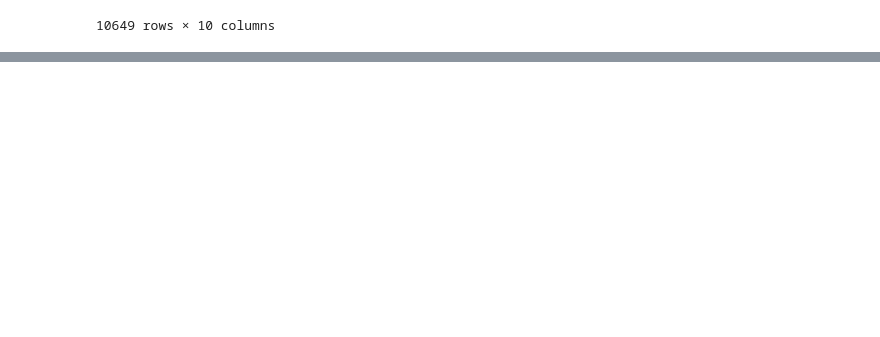
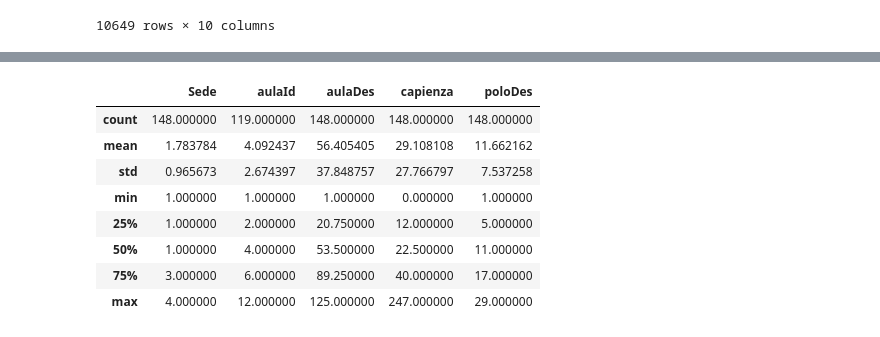
Before and after one commit to NiiColeman/DataAnalytics, a Jupyter notebook: DataCleaning.ipynb, the cells around one changed output, grey strips where cells are left out. Drawn from its saved outputs; the diff is of its cells as text; code cells hidden in the pictures; blank space fills up the shorter version.

```diff
--- a/DataCleaning.ipynb
+++ b/DataCleaning.ipynb
@@ -113,0 +171,12 @@ rs=pd.read_json('data/roomSchedule.json')
+# %%
+rooms.describe()
+# %% [output]
+|  | Sede | aulaId | aulaDes | capienza | poloDes |
+| count | 148.000000 | 119.000000 | 148.000000 | 148.000000 | 148.000000 |
+| mean | 1.783784 | 4.092437 | 56.405405 | 29.108108 | 11.662162 |
+| std | 0.965673 | 2.674397 | 37.848757 | 27.766797 | 7.537258 |
+| min | 1.000000 | 1.000000 | 1.000000 | 0.000000 | 1.000000 |
+| 25% | 1.000000 | 2.000000 | 20.750000 | 12.000000 | 5.000000 |
+| 50% | 1.000000 | 4.000000 | 53.500000 | 22.500000 | 11.000000 |
+| 75% | 3.000000 | 6.000000 | 89.250000 | 40.000000 | 17.000000 |
+| max | 4.000000 | 12.000000 | 125.000000 | 247.000000 | 29.000000 |
```
Also changed, not shown: parts of 12 cells of this notebook, 7 other files.
